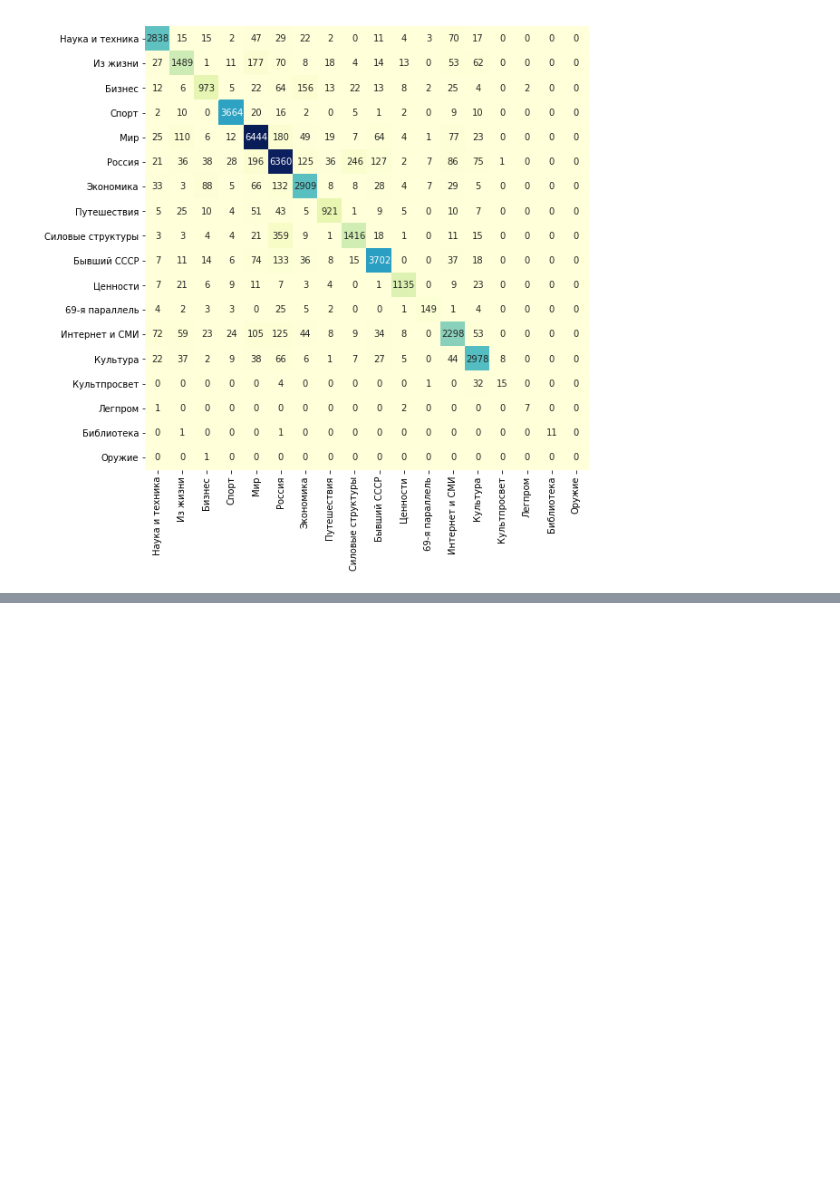
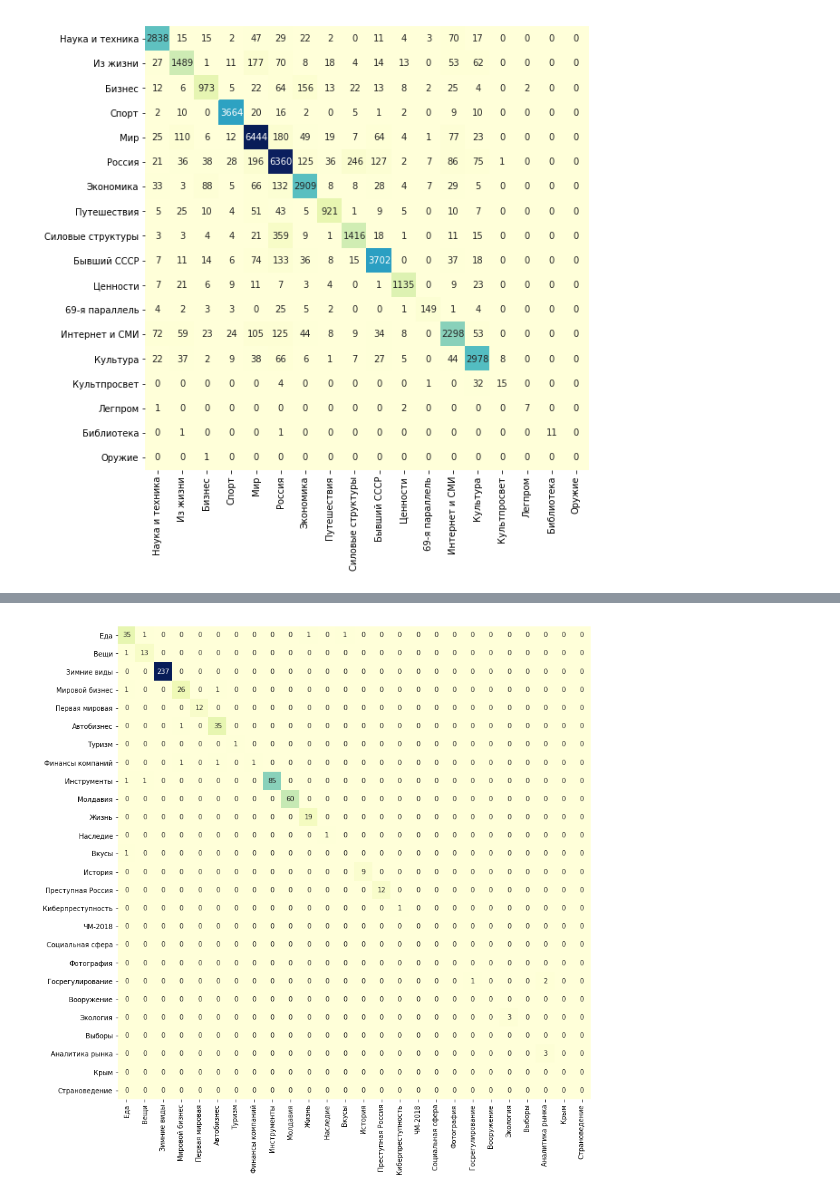
Before and after one commit to vtrokhymenko/topic_news, a Jupyter notebook: report/Report_topic.ipynb, the cells around one changed output, grey strips where cells are left out. Saved outputs shown, nothing was run; the diff lists cells and outputs as text; code cells hidden in the pictures; blank space fills up the shorter version.

```diff
--- a/report/Report_topic.ipynb
+++ b/report/Report_topic.ipynb
@@ -335,0 +554,9 @@ F- score представляет собой среднее между точн
+# %%
+plt.figure(figsize=(13, 13))
+
+sns.heatmap(mat[60:90,60:90],square=True,annot=True,
+            cbar=False,cmap="YlGnBu",fmt='d',
+            xticklabels=y_test.unique()[60:90],
+            yticklabels=y_test.unique()[60:90]);
+# %% [output]
+[figure, added]
```
Also changed, not shown: parts of 59 cells of this notebook.
